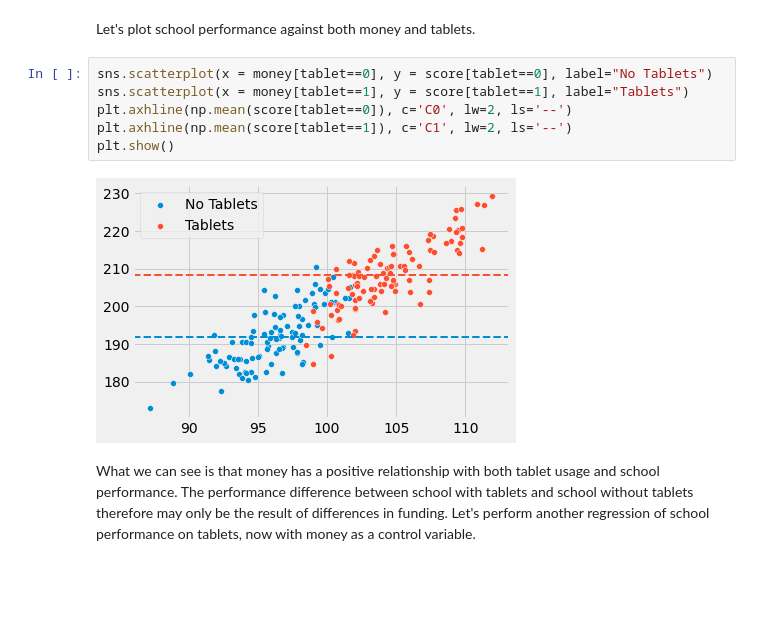
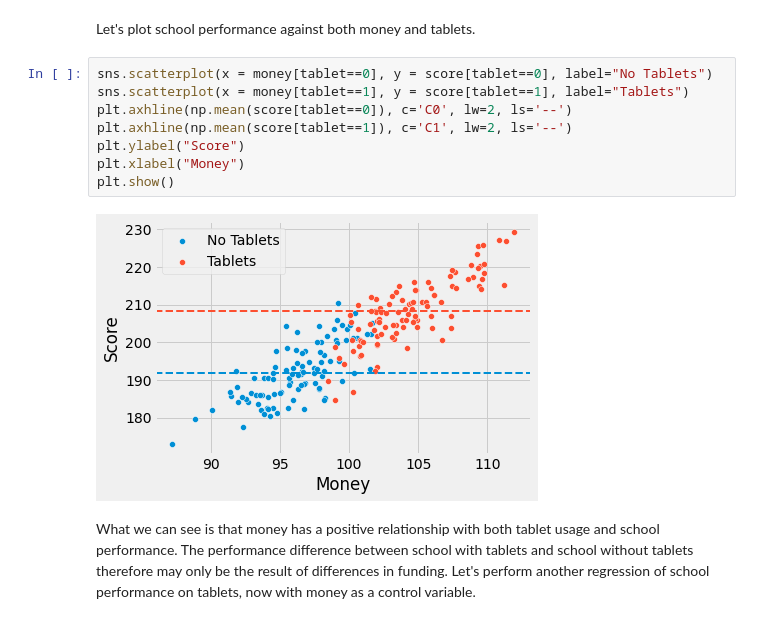
Before and after one commit to mwinterde/data-science-snippets, a Jupyter notebook: concepts/Confounder_Bias.ipynb, the cells around one changed output. Saved outputs shown, nothing was run; the diff lists cells and outputs as text; blank space fills up the shorter version.

```diff
--- a/concepts/Confounder_Bias.ipynb
+++ b/concepts/Confounder_Bias.ipynb
@@ -90,11 +90,13 @@ Let's plot school performance against both money and tablets.
 # %%
 sns.scatterplot(x = money[tablet==0], y = score[tablet==0], label="No Tablets")
 sns.scatterplot(x = money[tablet==1], y = score[tablet==1], label="Tablets")
 plt.axhline(np.mean(score[tablet==0]), c='C0', lw=2, ls='--')
 plt.axhline(np.mean(score[tablet==1]), c='C1', lw=2, ls='--')
+plt.ylabel("Score")
+plt.xlabel("Money")
 plt.show()
 # %% [output]
-[figure, old version]
+[figure, new version]
 # %% [markdown]
 What we can see is that money has a positive relationship with both tablet usage and school performance. The performance difference between school with tablets and school without tablets therefore may only be the result of differences in funding. Let's perform another regression of school performance on tablets, now with money as a control variable.
 # %%
```
Also changed, not shown: parts of 3 cells of this notebook.
